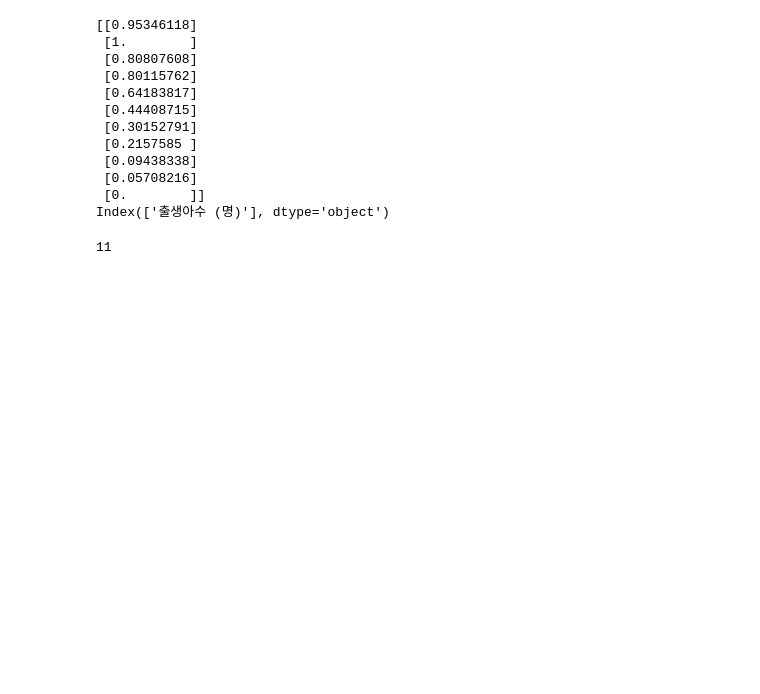
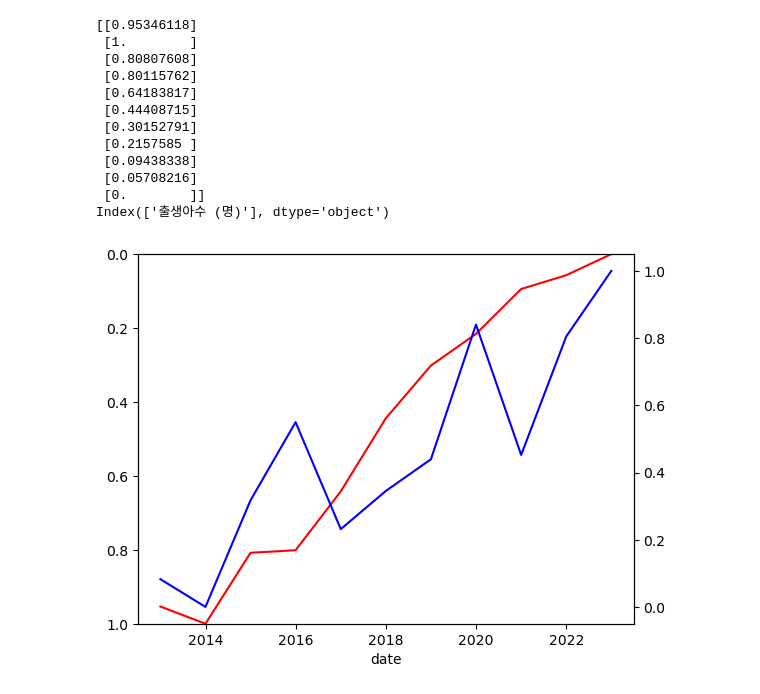
Before and after one commit to sfr9802/saving, a Jupyter notebook: news header/news_header.ipynb, the cells around one changed output. Cells and saved outputs as stored; diff of their text form; code cells hidden in the pictures; blank space fills up the shorter version.

```diff
--- a/news header/news_header.ipynb
+++ b/news header/news_header.ipynb
@@ -233,8 +214,3 @@ print(birth_df_2.columns)
  [0.05708216]
  [0.        ]]
 Index(['출생아수 (명)'], dtype='object')
-# %%
-len(birth_df_2['출생아수 (명)'])
-len(df_year_cnt.index)
-# %% [output]
-11
@@ -241,3 +219,14 @@ len(df_year_cnt.index)
+# %%
+fig, ax1 = plt.subplots()
+ax2 = ax1.twinx()
+ax1.plot(df_year_cnt.index, df_sl_birth, 'r')
+ax2.plot(df_year_cnt.index, df_sl_cnt, 'b')
+ax1.set_ylim(1,0)
+
+ax1.set_xlabel('date')
+plt.show()
+# %% [output]
+[figure, added]
 # %%
 plt.figure(figsize = (19,10))
 
```
Also changed, not shown: parts of 20 cells of this notebook, 15 other files.
